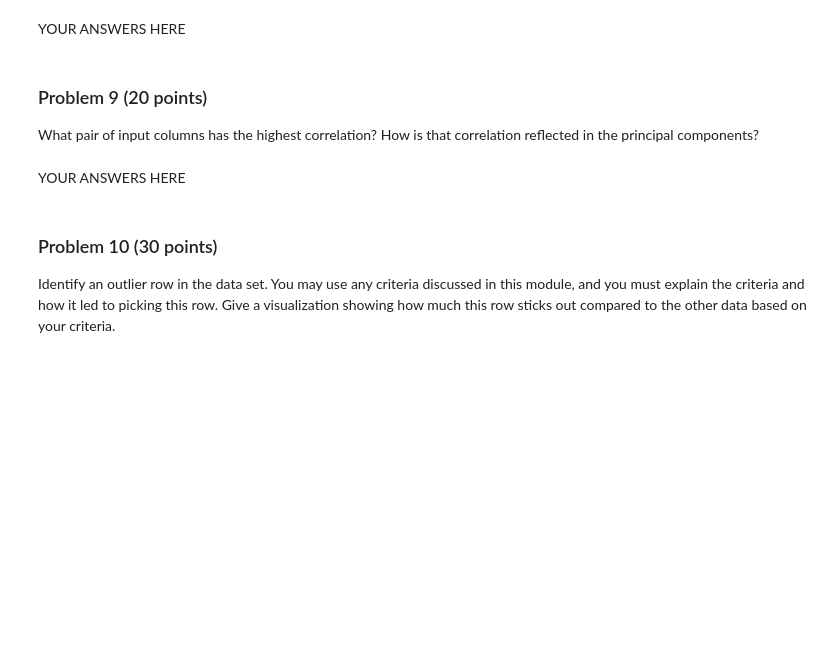
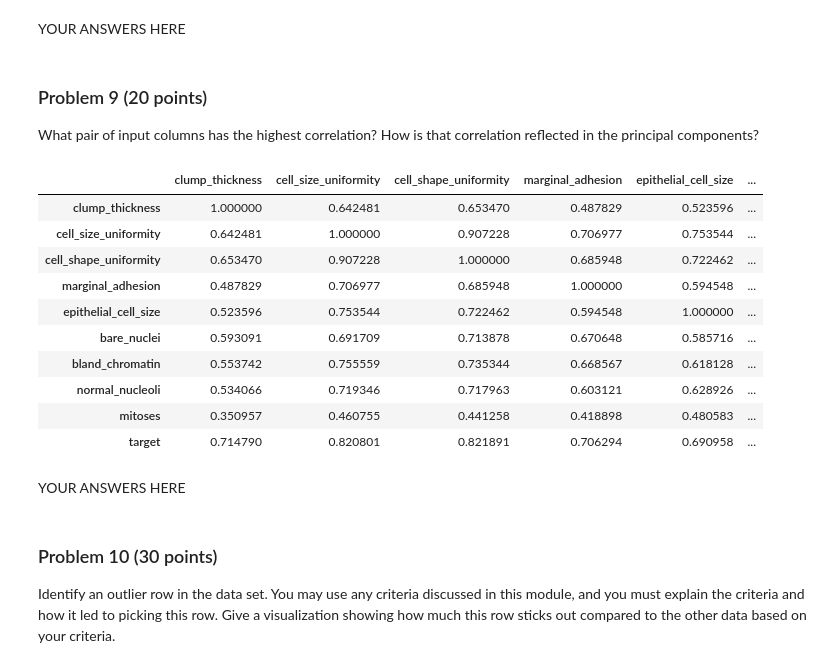
Before and after one commit to AL-Holmes/dx601-final-project, a Jupyter notebook: project.ipynb, the cells around one changed output. Cells and saved outputs as stored; diff of their text form; code cells hidden in the pictures; blank space fills up the shorter version.

```diff
--- a/project.ipynb
+++ b/project.ipynb
@@ -251,6 +303,23 @@ What pair of input columns has the highest correlation?
 How is that correlation reflected in the principal components?
 # %%
 # YOUR CODE HERE
+
+cancer.corr()
+'''
+cell_size_uniformity and cell_shape_uniformity have the highest correlation
+'''
+# %% [output]
+|  | clump_thickness | cell_size_uniformity | cell_shape_uniformity | marginal_adhesion | epithelial_cell_size | ... |
+| clump_thickness | 1.000000 | 0.642481 | 0.653470 | 0.487829 | 0.523596 | ... |
+| cell_size_uniformity | 0.642481 | 1.000000 | 0.907228 | 0.706977 | 0.753544 | ... |
+| cell_shape_uniformity | 0.653470 | 0.907228 | 1.000000 | 0.685948 | 0.722462 | ... |
+| marginal_adhesion | 0.487829 | 0.706977 | 0.685948 | 1.000000 | 0.594548 | ... |
+| epithelial_cell_size | 0.523596 | 0.753544 | 0.722462 | 0.594548 | 1.000000 | ... |
+| bare_nuclei | 0.593091 | 0.691709 | 0.713878 | 0.670648 | 0.585716 | ... |
+| bland_chromatin | 0.553742 | 0.755559 | 0.735344 | 0.668567 | 0.618128 | ... |
+| normal_nucleoli | 0.534066 | 0.719346 | 0.717963 | 0.603121 | 0.628926 | ... |
+| mitoses | 0.350957 | 0.460755 | 0.441258 | 0.418898 | 0.480583 | ... |
+| target | 0.714790 | 0.820801 | 0.821891 | 0.706294 | 0.690958 | ... |
 # %% [markdown]
 YOUR ANSWERS HERE
 # %% [markdown]
```
Also changed, not shown: parts of 9 cells of this notebook.
